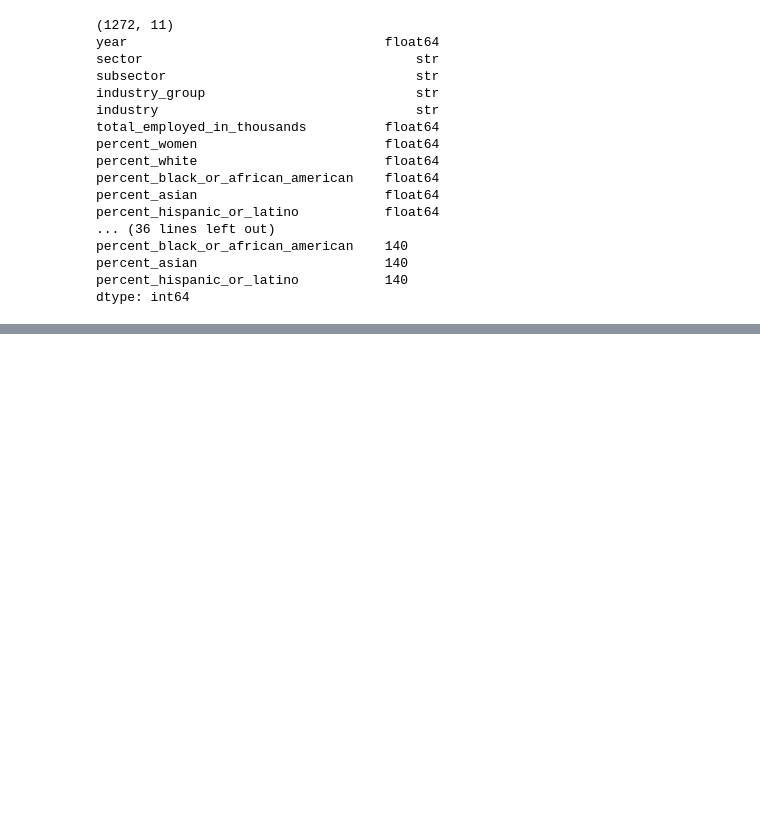
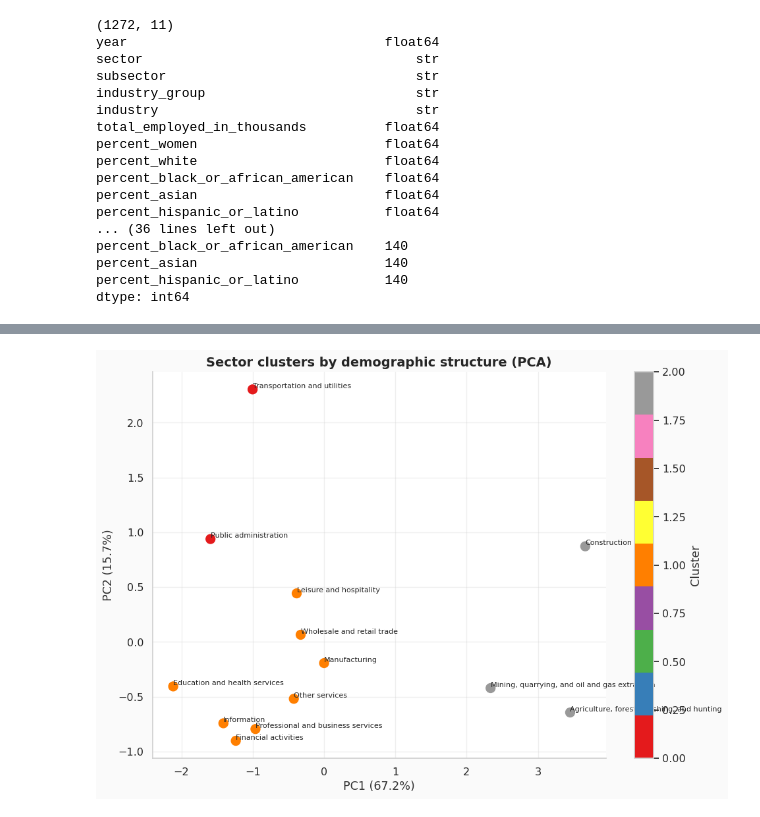
Before and after one commit to BoredMongoose/strata-clustering, a Jupyter notebook: notebooks/01_load.ipynb, the cells around one changed output, grey strips where cells are left out. Saved outputs shown, nothing was run; the diff lists cells and outputs as text; code cells hidden in the pictures; blank space fills up the shorter version.

```diff
--- a/notebooks/01_load.ipynb
+++ b/notebooks/01_load.ipynb
@@ -175,0 +158,10 @@ np.float64(0.4205146406388643)
+# %%
+km_sec = KMeans(n_clusters=3, random_state=42, n_init=10)
+df_sec['cluster'] = km_sec.fit_predict(X_sec)
+
+print(df_sec['cluster'].value_counts().sort_index())
+print()
+print(df_sec.groupby('cluster')[all_demo_cols].mean().round(3))
+print()
+print('Cluster 1 sectors:', df_sec[df_sec['cluster'] == 1].index.tolist())
+print('Cluster 2 sectors:', df_sec[df_sec['cluster'] == 2].index.tolist())
@@ -175,0 +189,21 @@ np.float64(0.4205146406388643)
+# %%
+pca_sec = PCA(n_components=2)
+X_sec_pca = pca_sec.fit_transform(X_sec)
+
+fig, ax = plt.subplots(figsize=(10, 7))
+scatter = ax.scatter(
+    X_sec_pca[:, 0], X_sec_pca[:, 1],
+    c=df_sec['cluster'], cmap='Set1', s=100,
+)
+for i, sector in enumerate(df_sec.index):
+    ax.annotate(sector, (X_sec_pca[i, 0], X_sec_pca[i, 1]), fontsize=8, ha='left', va='bottom')
+
+plt.colorbar(scatter, label='Cluster', ax=ax)
+ax.set_xlabel(f'PC1 ({pca_sec.explained_variance_ratio_[0]*100:.1f}%)')
+ax.set_ylabel(f'PC2 ({pca_sec.explained_variance_ratio_[1]*100:.1f}%)')
+ax.set_title('Sector clusters by demographic structure (PCA)')
+style_ax(ax)
+plt.tight_layout()
+plt.show()
+# %% [output]
+[figure, added]
```
Also changed, not shown: parts of 45 cells of this notebook.
